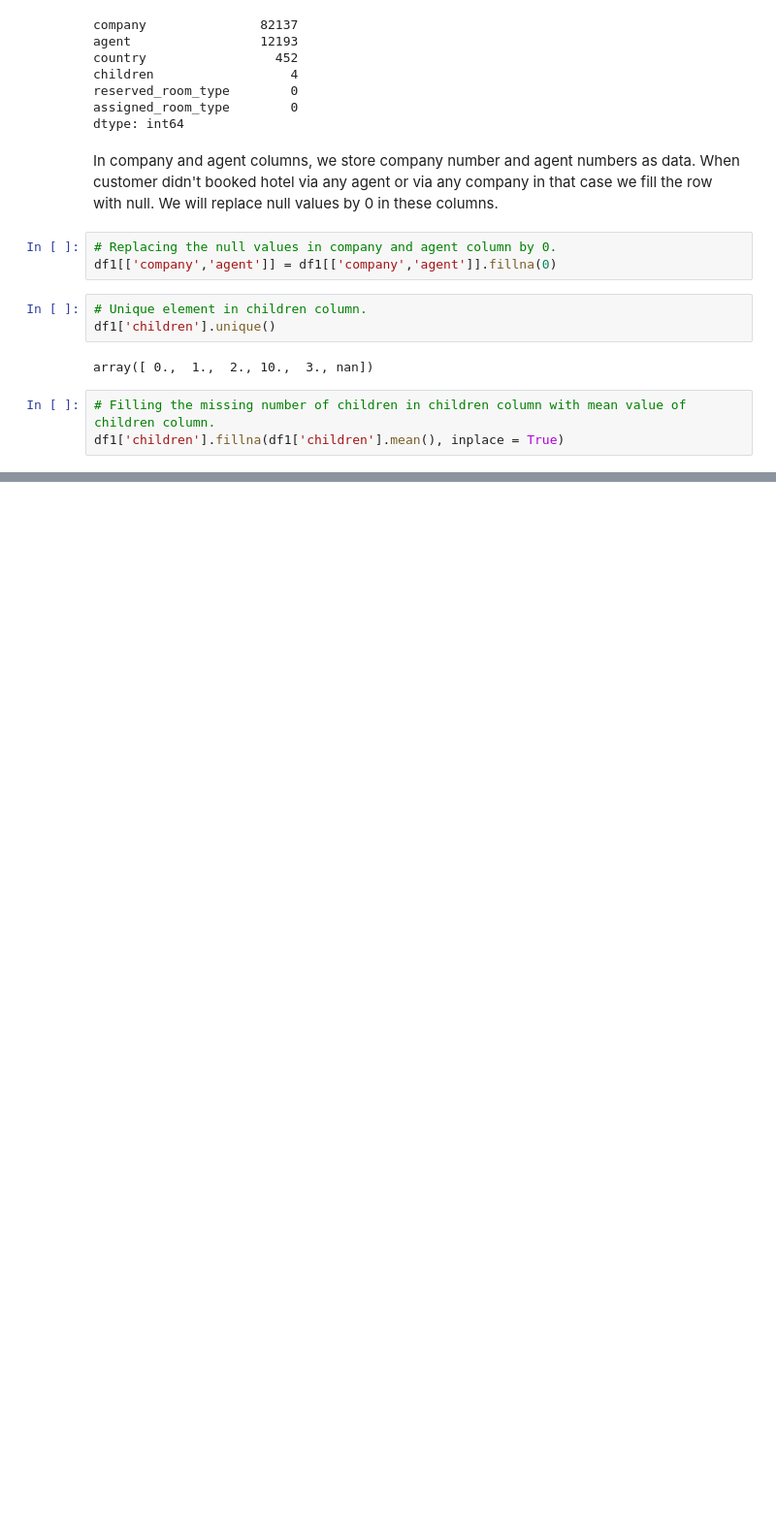
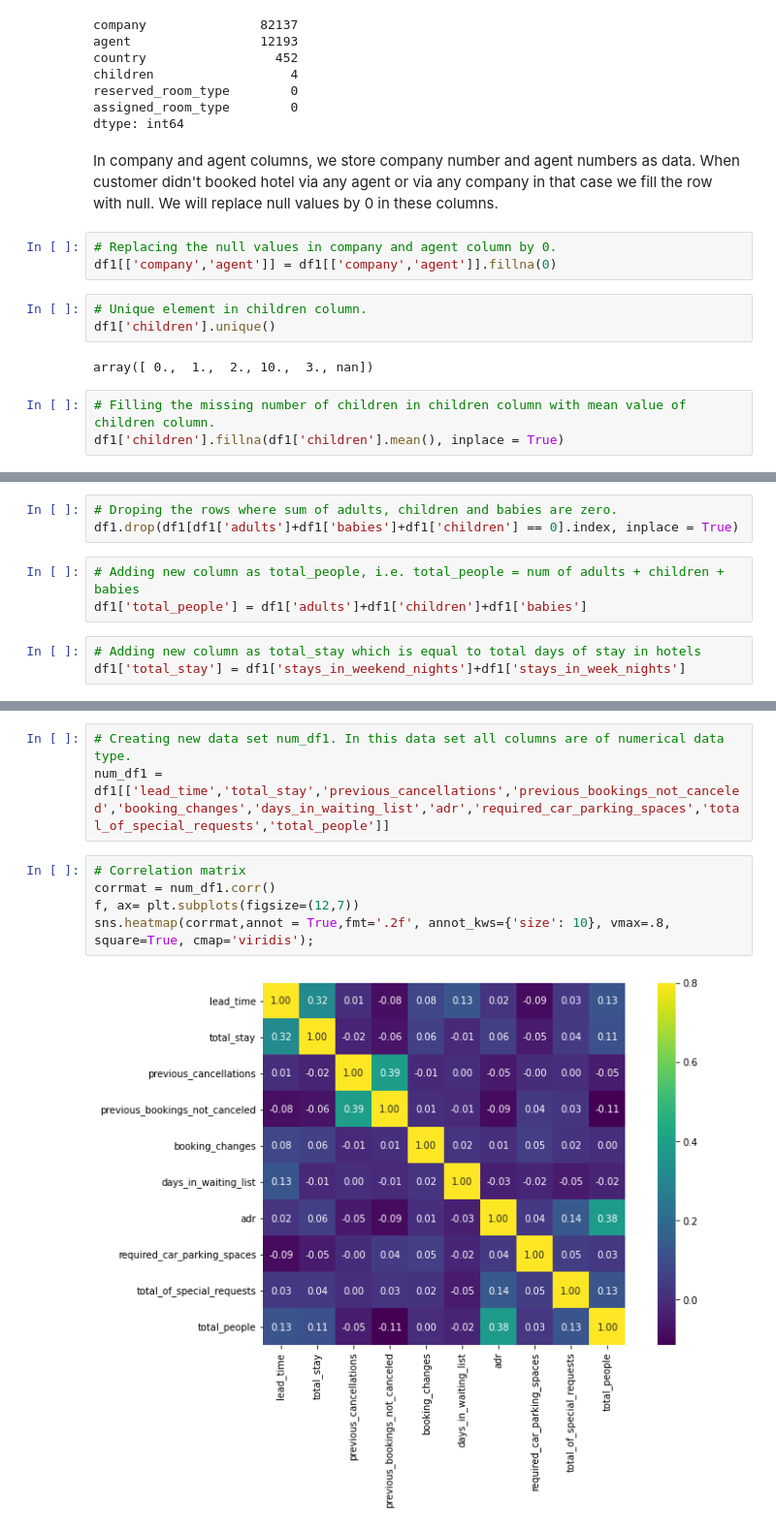
Before and after one commit to Shashankshekharpandey/Hotel-Booking-Analysis, a Jupyter notebook: Hotel_Booking_Analysis.ipynb, the cells around one changed output, grey strips where cells are left out. Shown at 97% size. Saved outputs shown, nothing was run; the diff lists cells and outputs as text; blank space fills up the shorter version.

```diff
--- a/Hotel_Booking_Analysis.ipynb
+++ b/Hotel_Booking_Analysis.ipynb
@@ -206,0 +237,9 @@ df1['children'].fillna(df1['children'].mean(), inplace = True)
+# %%
+# Droping the rows where sum of adults, children and babies are zero.
+df1.drop(df1[df1['adults']+df1['babies']+df1['children'] == 0].index, inplace = True)
+# %%
+# Adding new column as total_people, i.e. total_people = num of adults + children + babies
+df1['total_people'] = df1['adults']+df1['children']+df1['babies']
+# %%
+# Adding new column as total_stay which is equal to total days of stay in hotels
+df1['total_stay'] = df1['stays_in_weekend_nights']+df1['stays_in_week_nights']
@@ -206,0 +254,10 @@ df1['children'].fillna(df1['children'].mean(), inplace = True)
+# %%
+# Creating new data set num_df1. In this data set all columns are of numerical data type.
+num_df1 = df1[['lead_time','total_stay','previous_cancellations','previous_bookings_not_canceled','booking_changes','days_in_waiting_list','adr','required_car_parking_spaces','total_of_special_requests','total_people']]
+# %%
+# Correlation matrix
+corrmat = num_df1.corr()
+f, ax= plt.subplots(figsize=(12,7))
+sns.heatmap(corrmat,annot = True,fmt='.2f', annot_kws={'size': 10}, vmax=.8, square=True, cmap='viridis');
+# %% [output]
+[figure, added]
```
Also changed, not shown: parts of 6 cells of this notebook.
